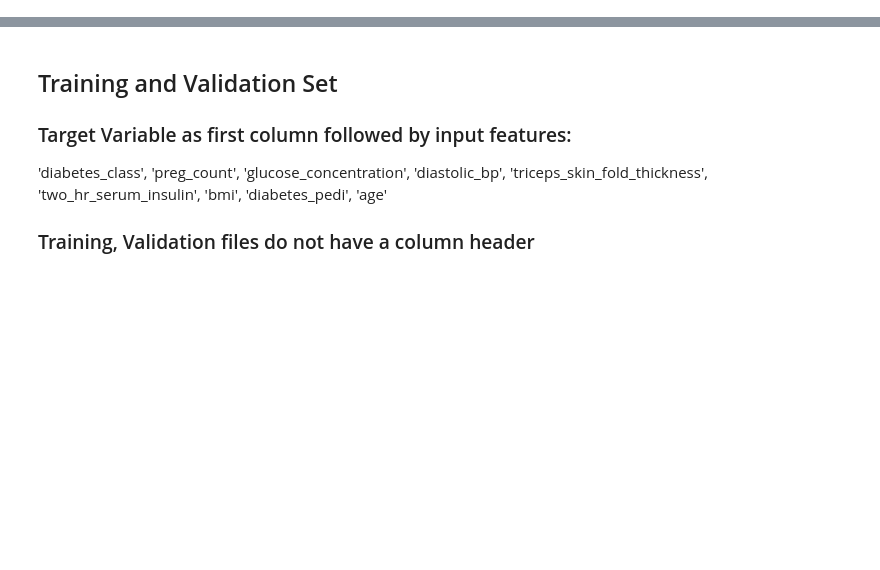
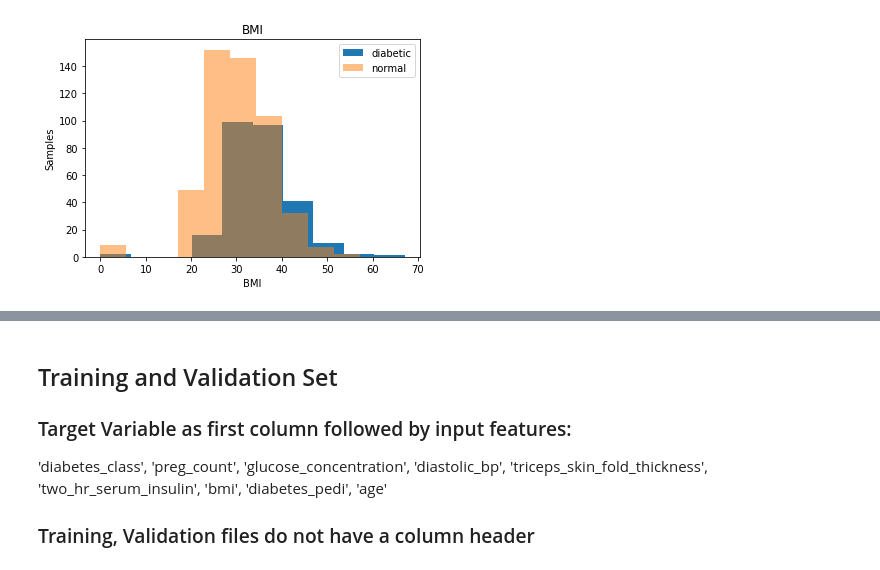
Before and after one commit to ChandraLingam/AmazonSageMakerCourse, a Jupyter notebook: xgboost/DiabetesClassification/diabetes_data_preparation.ipynb, the cells around one changed output, grey strips where cells are left out. Saved outputs shown, nothing was run; the diff lists cells and outputs as text; code cells hidden in the pictures; blank space fills up the shorter version.

```diff
--- a/xgboost/DiabetesClassification/diabetes_data_preparation.ipynb
+++ b/xgboost/DiabetesClassification/diabetes_data_preparation.ipynb
@@ -39,6 +61,11 @@ plt.ylabel('Samples')
 # %%
-# Normal glucose concentration histogram
-plt.hist(df[normal].glucose_concentration)
-plt.title('normal')
-plt.xlabel('Glucose concentration')
+# BMI histogram
+plt.hist(df[diabetic].bmi,label='diabetic')
+plt.hist(df[normal].bmi,alpha=0.5,label='normal')
+plt.title('BMI')
+plt.xlabel('BMI')
 plt.ylabel('Samples')
+plt.legend()
+plt.show()
+# %% [output]
+[figure, added]
```
Also changed, not shown: parts of 11 cells of this notebook, 2 other files.
